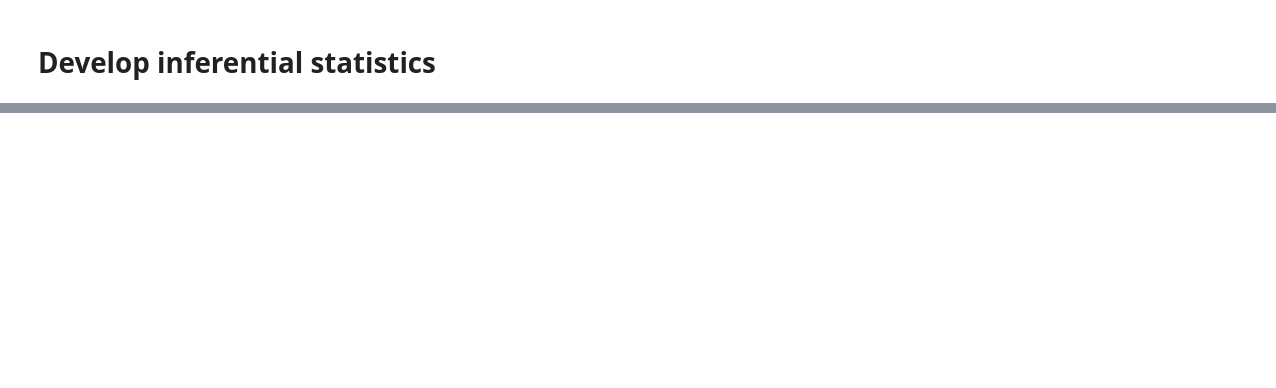
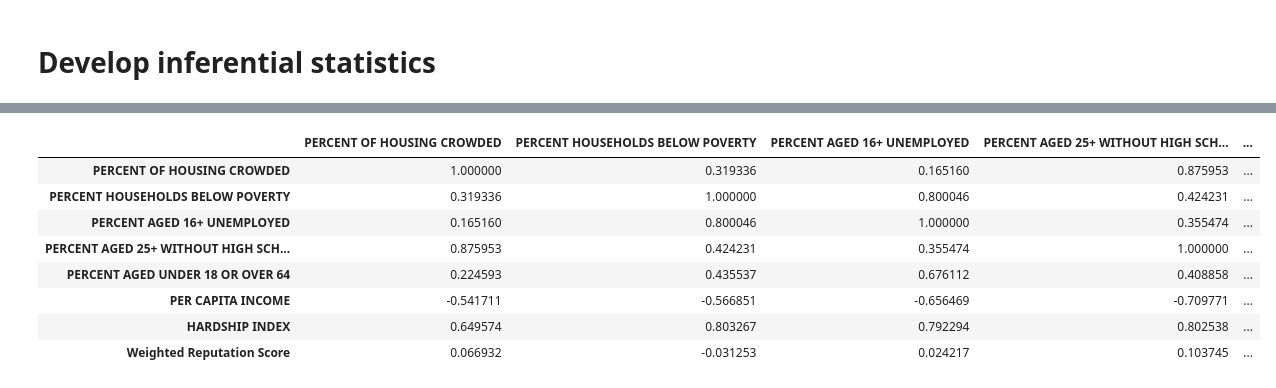
Before and after one commit to yarikan-zz/exploring-neighborhood-reputation, a Jupyter notebook: analysis_notebook.ipynb, the cells around one changed output, grey strips where cells are left out. Drawn from its saved outputs; the diff is of its cells as text; code cells hidden in the pictures; blank space fills up the shorter version.

```diff
--- a/analysis_notebook.ipynb
+++ b/analysis_notebook.ipynb
@@ -562,0 +552,25 @@ py.iplot(data, filename='horizontal-bar')
+# %%
+# downsize dataset to variables wanted for this part of the exploration
+df_neighb_level_smlr = df_neighb_level.copy()
+df_neighb_level_smlr = df_neighb_level_smlr.drop(['Community Area Number',
+                                                  'COMMUNITY AREA NAME',
+                                                  'Sum Negative Tweet Sentiment',
+                                                  'Sum Positive Tweet Sentiment',
+                                                  'Total Number of Negative Tweets',
+                                                  'Total Number of Positive Tweets',
+                                                  'Total Number of Positive and Negative Tweets',
+                                                  'Average Negative Sentiment', 'Average Positive Sentiment',
+                                                  'Unweighted Reputation Score'], axis=1)
+# %%
+# calculating Pearson correlations to see if reputation score correlates strongly and significantly with anything
+df_neighb_level_smlr.corr()  # this only shows r's but not signifiance level of correlations
+# %% [output]
+|  | PERCENT OF HOUSING CROWDED | PERCENT HOUSEHOLDS BELOW POVERTY | PERCENT AGED 16+ UNEMPLOYED | PERCENT AGED 25+ WITHOUT HIGH SCH... | ... |
+| PERCENT OF HOUSING CROWDED | 1.000000 | 0.319336 | 0.165160 | 0.875953 | ... |
+| PERCENT HOUSEHOLDS BELOW POVERTY | 0.319336 | 1.000000 | 0.800046 | 0.424231 | ... |
+| PERCENT AGED 16+ UNEMPLOYED | 0.165160 | 0.800046 | 1.000000 | 0.355474 | ... |
+| PERCENT AGED 25+ WITHOUT HIGH SCH... | 0.875953 | 0.424231 | 0.355474 | 1.000000 | ... |
+| PERCENT AGED UNDER 18 OR OVER 64 | 0.224593 | 0.435537 | 0.676112 | 0.408858 | ... |
+| PER CAPITA INCOME | -0.541711 | -0.566851 | -0.656469 | -0.709771 | ... |
+| HARDSHIP INDEX | 0.649574 | 0.803267 | 0.792294 | 0.802538 | ... |
+| Weighted Reputation Score | 0.066932 | -0.031253 | 0.024217 | 0.103745 | ... |
```
Also changed, not shown: parts of 23 cells of this notebook, 2 other files.
